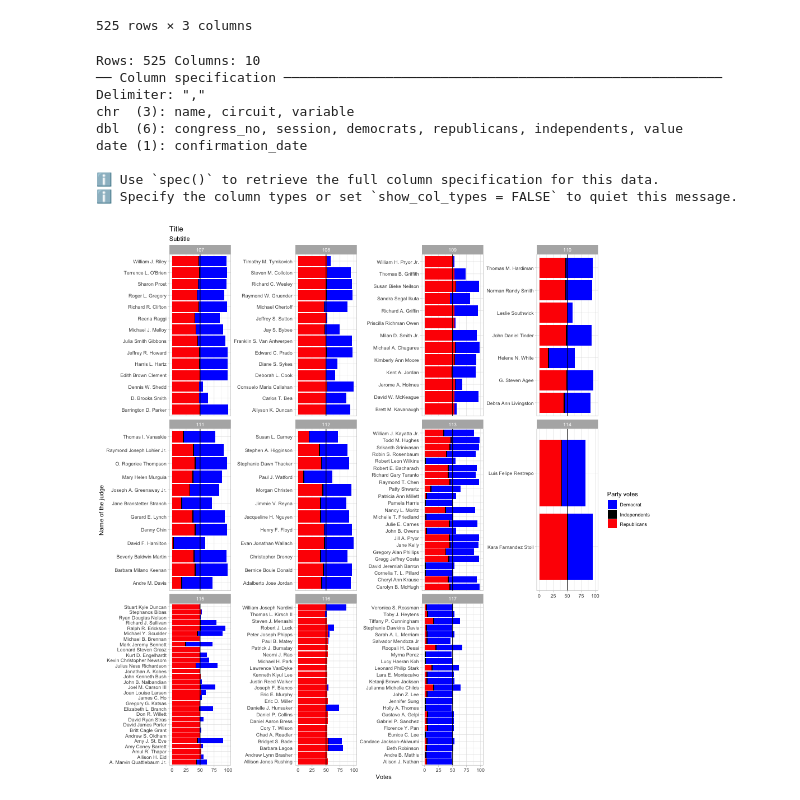
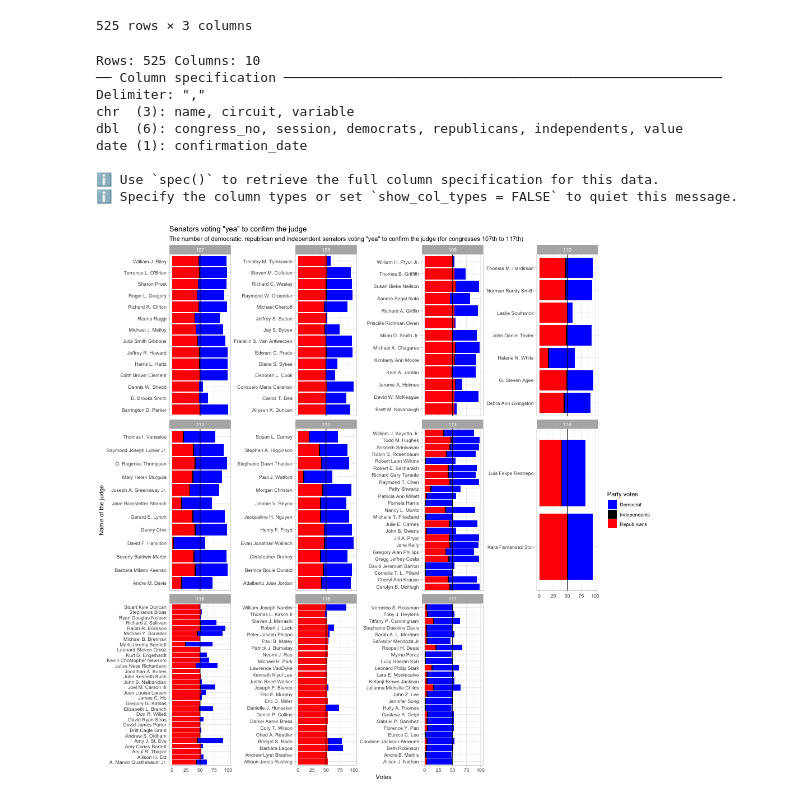
Before and after one commit to laurabejder/federal-judges-appointment, a Jupyter notebook: 06-vizualization.ipynb, the cells around one changed output. Drawn from its saved outputs; the diff is of its cells as text; code cells hidden in the pictures.

```diff
--- a/06-vizualization.ipynb
+++ b/06-vizualization.ipynb
@@ -141,33 +141,34 @@ df_long.to_csv('long_df.csv', index=False)
 # %%
 %%R -h 1000 -w 1000
 require('tidyverse')
+
 # EXAMPLE R CELL
 df <- read_csv('long_df.csv') %>%
     select(c(name, value, variable, congress_no))
 
 ggplot(df, aes(y=name, x=value, fill=variable)) +
     geom_col() +
     geom_vline(aes(xintercept=50)) +
     facet_wrap(~congress_no, scales='free_y')+
     scale_fill_manual(values=c("blue", "black", "red"),
                        name="Party votes",
                        breaks=c("D_yea", "I_yea", "R_yea"),
                        labels=c("Democrat", "Independents", "Republicans")) +
     theme_light()+
     labs(
     x = 'Votes',
     y = 'Name of the judge',
-    title = 'Title',
-    subtitle = 'Subtitle'
+    title = 'Senators voting "yea" to confirm the judge',
+    subtitle = 'The number of democratic, republican and independent senators voting "yea" to confirm the judge (for congresses 107th to 117th)'
     )
 # %% [output]
 Rows: 525 Columns: 10
 ── Column specification ────────────────────────────────────────────────────────
 Delimiter: ","
 chr  (3): name, circuit, variable
 dbl  (6): congress_no, session, democrats, republicans, independents, value
 date (1): confirmation_date
 
 ℹ Use `spec()` to retrieve the full column specification for this data.
 ℹ Specify the column types or set `show_col_types = FALSE` to quiet this message.
-[figure, old version]
+[figure, new version]
```
Also changed, not shown: parts of 2 cells of this notebook, 6 other files.
